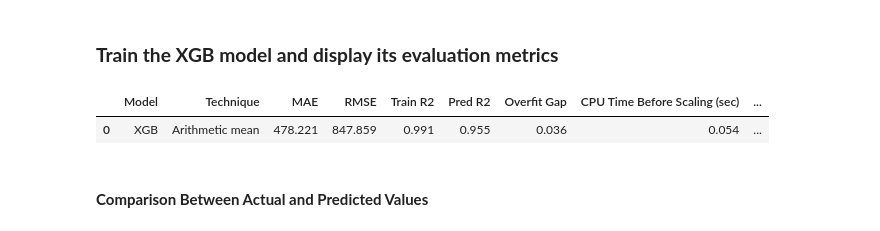
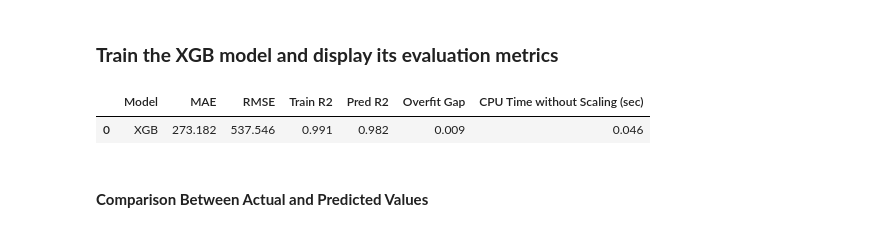
Before and after one commit to omar-mohamed09/Diamond-Price-Prediction-Wep-App, a Jupyter notebook: Scaling_Techniques.ipynb, the cells around one changed output. Cells and saved outputs as stored; diff of their text form; code cells hidden in the pictures.

Commit message:
Update the Techniques

```diff
--- a/Scaling_Techniques.ipynb
+++ b/Scaling_Techniques.ipynb
@@ -577,16 +684,9 @@ scoring = {
 }
 
 for model_name, model in Models.items():
-  for scaler_name, scaler in Scalers.items():
+  for scaler_name in Scalers.keys():
+    X_trans = Scalers[scaler_name]
     start_time = process_time()
-    if scaler == 'custom_equilibration':
-      X_trans = equilibration_transform(X_train)
-    elif scaler == 'custom_arithmetic':
-      X_trans = arithmetic_mean_transform(X_train)
-    elif scaler == 'custom_geometric':
-      X_trans = geometric_mean_transform(X_train)
-    else:
-      X_trans = scaler.fit_transform(X_train)
 
     scores = cross_validate(model, X_trans, y_train, cv=kf, scoring= scoring, return_train_score=True, n_jobs=-1)
 
@@ -635,64 +735,39 @@ model_results = []
 best_model_name = results_df.iloc[0]['Model']
 best_model = Models[best_model_name]
 
-best_technique_name = results_df.iloc[0]['Technique']
-best_technique = Scalers[best_technique_name]
+best_model.fit(X_train, y_train)
 
-if best_technique == 'custom_equilibration':
-  X_trans = equilibration_transform(X_train)
-  X_test_trans = equilibration_transform(X_test)
-elif best_technique == 'custom_arithmetic':
-  X_trans = arithmetic_mean_transform(X_train)
-  X_test_trans = arithmetic_mean_transform(X_test)
-elif best_technique == 'custom_geometric':
-  X_trans = geometric_mean_transform(X_train)
-  X_test_trans = geometric_mean_transform(X_test)
-else:
-  X_trans = scaler.fit_transform(X_train)
-  X_test_trans = scaler.fit_transform(X_test)
-
-
-best_model.fit(X_trans, y_train)
-
-y_train_pred = best_model.predict(X_trans)
+y_train_pred = best_model.predict(X_train)
 
 start_time = process_time()
 y_test_pred = best_model.predict(X_test)
 end_time = process_time()
-cpu_duration_before_scaling = end_time - start_time
-
-start_time = process_time()
-y_test_pred = best_model.predict(X_test_trans)
-end_time = process_time()
-cpu_duration_after_scaling = end_time - start_time
-
+cpu_duration_without_scaling = end_time - start_time
 
 test_mae = mean_absolute_error(y_test, y_test_pred)
 
 test_rmse = root_mean_squared_error(y_test, y_test_pred)
 
 train_r2 = r2_score(y_train, y_train_pred)
 test_r2 = r2_score(y_test, y_test_pred)
 
 overfit_gap = train_r2 - test_r2
 
 model_results.append({
       'Model': best_model_name,
-      'Technique': best_technique_name,
       'MAE': round(test_mae, 3),
       'RMSE': round(test_rmse, 3),
       'Train R2': round(train_r2, 3),
       'Pred R2': round(test_r2, 3),
       'Overfit Gap': round(overfit_gap, 3),
-      'CPU Time Before Scaling (sec)': round(cpu_duration_before_scaling, 3),
-      'CPU Time After Scaling (sec)': round(cpu_duration_after_scaling, 3)
+      'CPU Time without Scaling (sec)': round(cpu_duration_without_scaling, 3),
   })
 
 model_results_df = pd.DataFrame(model_results)
 model_results_df
 # %% [output]
-|  | Model | Technique | MAE | RMSE | Train R2 | Pred R2 | Overfit Gap | CPU Time Before Scaling (sec) | ... |
-| 0 | XGB | Arithmetic mean | 478.221 | 847.859 | 0.991 | 0.955 | 0.036 | 0.054 | ... |
+|  | Model | MAE | RMSE | Train R2 | Pred R2 | Overfit Gap | CPU Time without Scaling (sec) |
+| 0 | XGB | 273.182 | 537.546 | 0.991 | 0.982 | 0.009 | 0.046 |
 # %% [markdown]
 #### **Comparison Between Actual and Predicted Values**
 # %%
```
Also changed, not shown: parts of 18 cells of this notebook.
